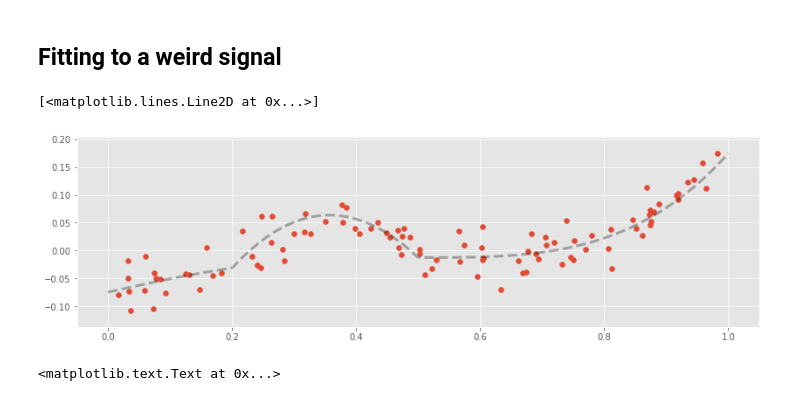
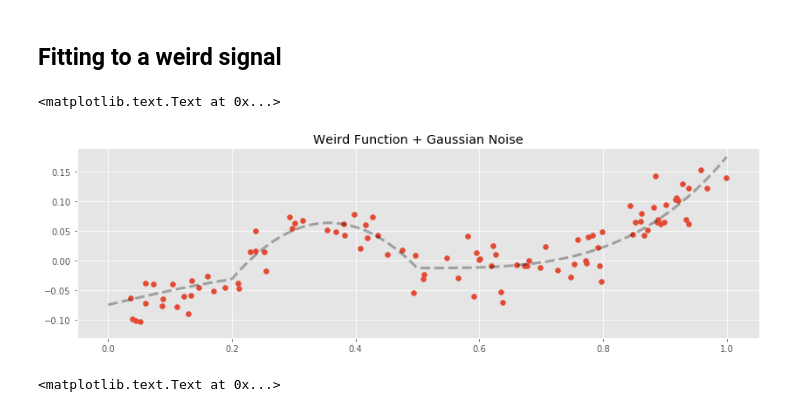
Before and after one commit to madrury/basis-expansions, a Jupyter notebook: basis-expansion-regressions.ipynb, the cells around one changed output. Drawn from its saved outputs; the diff is of its cells as text; code cells hidden in the pictures.

```diff
--- a/basis-expansion-regressions.ipynb
+++ b/basis-expansion-regressions.ipynb
@@ -710,15 +711,16 @@ ax.set_title("Comparison of Hold Out Error Varainces for Different Basis Expansi
 # %%
 fig, ax = plt.subplots(figsize=(14, 4))
 t = np.linspace(0, 1, num=250)
 
 x = np.random.uniform(size=100)
 y = weird_signal(x) + np.random.normal(scale=0.025, size=100)
 ax.scatter(x, y)
 ax.plot(t, weird_signal(t), linewidth=3, linestyle="--",
         color="black", alpha=0.3)
+ax.set_title("Weird Function + Gaussian Noise")
 # %% [output]
-[<matplotlib.lines.Line2D at 0x...>]
+<matplotlib.text.Text at 0x...>
-[figure, old version]
+[figure, new version]
 # %%
 binned_mean_errors, binned_std_errors = run_simulation_expreiment(
     weird_signal, binned_regressors, sd=0.05)
```
Also changed, not shown: parts of 4 cells of this notebook, 9 other files.
